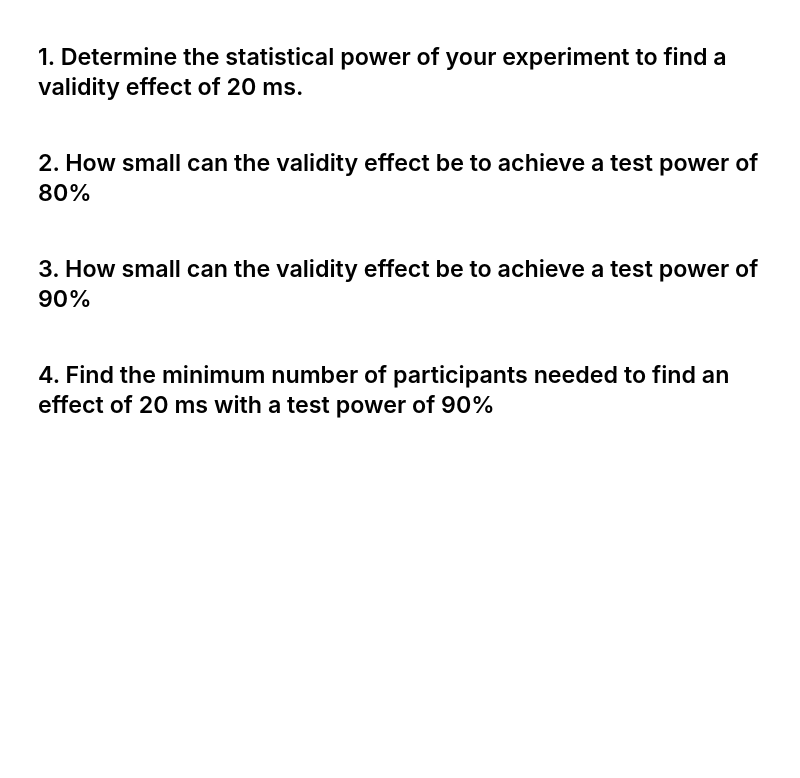
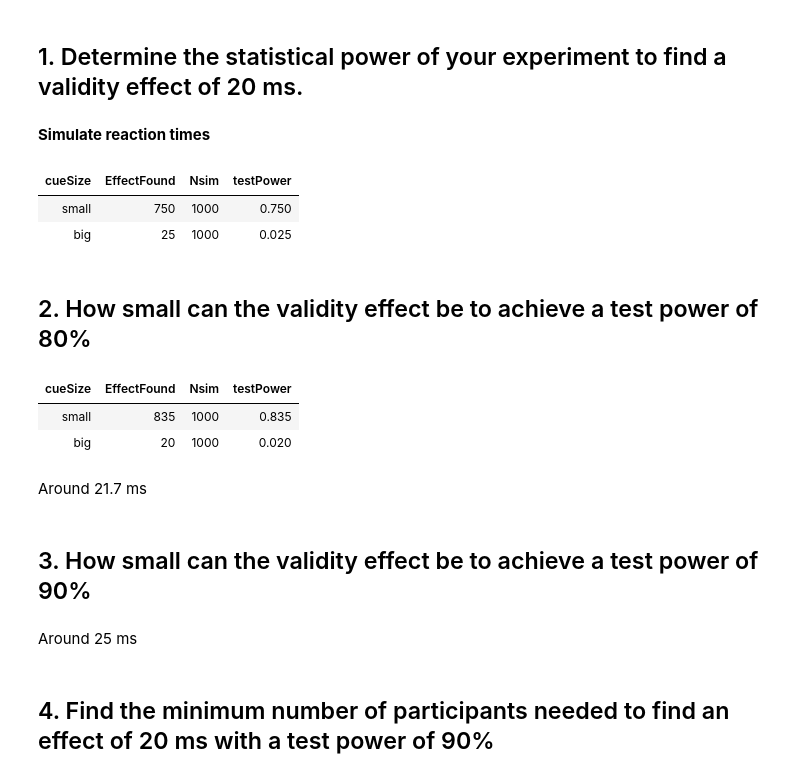
Before and after one commit to dominikpegler/r_analyze_experimental_data, a Jupyter notebook: hw/hw_03.ipynb, the cells around one changed output. Drawn from its saved outputs; the diff is of its cells as text; code cells hidden in the pictures; blank space fills up the shorter version.

```diff
--- a/hw/hw_03.ipynb
+++ b/hw/hw_03.ipynb
@@ -32,4 +93,15 @@ df <- df[df$answerCorrect=="correct" & df$reactionTime<=1 & df$reactionTime >= 0
+# %%
+# copy from the real data used for the analysis
+dt_template <- copy(df[, c("cueSize", "targetValidity", "sbj")])
+
+# remove non-existing levels
+dt_template$sbj <- factor(dt_template$sbj, levels = (unique(dt_template$sbj)))
+
+# change sbj to 1:end
+levels(dt_template$sbj) <- c(1:length(unique(dt_template$sbj)))
 # %% [markdown]
 ---
 # %% [markdown]
 ## 1. Determine the statistical power of your experiment to find a validity effect of 20 ms.
+# %% [markdown]
+**Simulate reaction times**
@@ -36,2 +235,8 @@ df <- df[df$answerCorrect=="correct" & df$reactionTime<=1 & df$reactionTime >= 0
+# %%
+powerResults
+# %% [output]
+| cueSize | EffectFound | Nsim | testPower |
+| small | 750 | 1000 | 0.750 |
+| big | 25 | 1000 | 0.025 |
 # %% [markdown]
 ## 2. How small can the validity effect be to achieve a test power of 80%
@@ -38,2 +367,10 @@ df <- df[df$answerCorrect=="correct" & df$reactionTime<=1 & df$reactionTime >= 0
+# %%
+powerResults
+# %% [output]
+| cueSize | EffectFound | Nsim | testPower |
+| small | 835 | 1000 | 0.835 |
+| big | 20 | 1000 | 0.020 |
+# %% [markdown]
+Around 21.7 ms
 # %% [markdown]
 ## 3. How small can the validity effect be to achieve a test power of 90%
@@ -40,2 +503,4 @@ df <- df[df$answerCorrect=="correct" & df$reactionTime<=1 & df$reactionTime >= 0
+# %% [markdown]
+Around 25 ms
 # %% [markdown]
 ## 4. Find the minimum number of participants needed to find an effect of 20 ms with a test power of 90%
```
Also changed, not shown: parts of 12 cells of this notebook.
